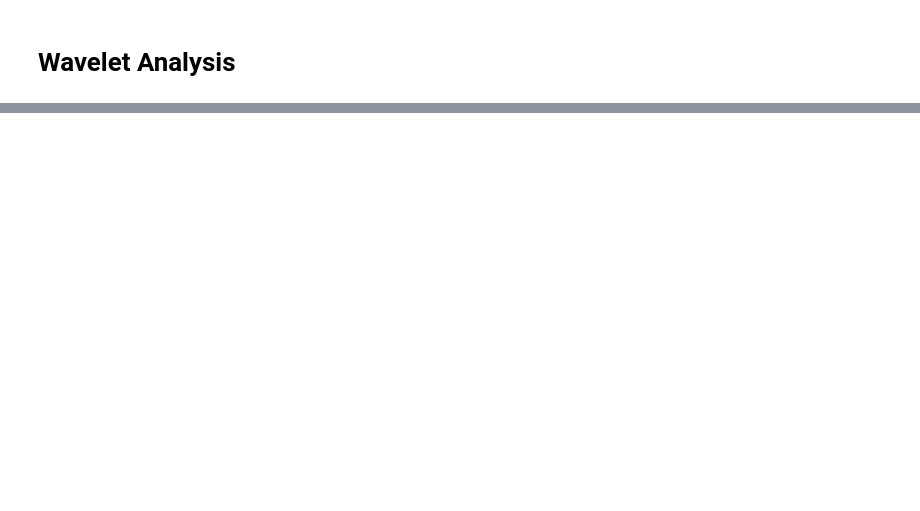
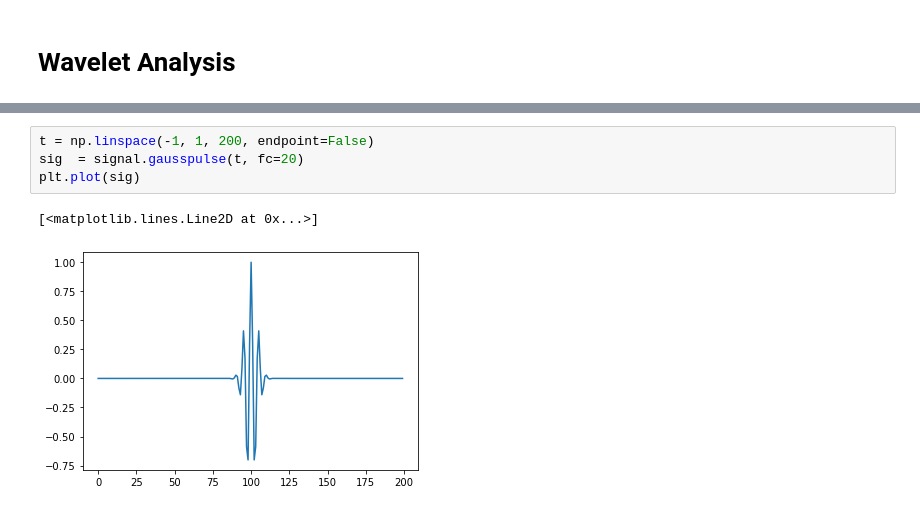
Before and after one commit to kairos310/ultrasound_classification, a Jupyter notebook: autoencoder.ipynb, the cells around one changed output, grey strips where cells are left out. Saved outputs shown, nothing was run; the diff lists cells and outputs as text; blank space fills up the shorter version.

```diff
--- a/autoencoder.ipynb
+++ b/autoencoder.ipynb
@@ -283,0 +322,7 @@ plot_wavelet(200, decoded_imgs[34])
+# %%
+t = np.linspace(-1, 1, 200, endpoint=False)
+sig  = signal.gausspulse(t, fc=20)
+plt.plot(sig)
+# %% [output]
+[<matplotlib.lines.Line2D at 0x...>]
+[figure, added]
```
Also changed, not shown: parts of 14 cells of this notebook, 4 other files.
